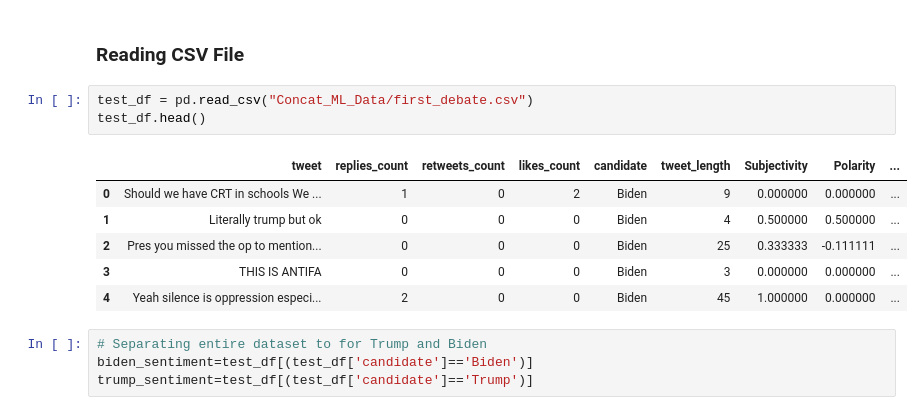
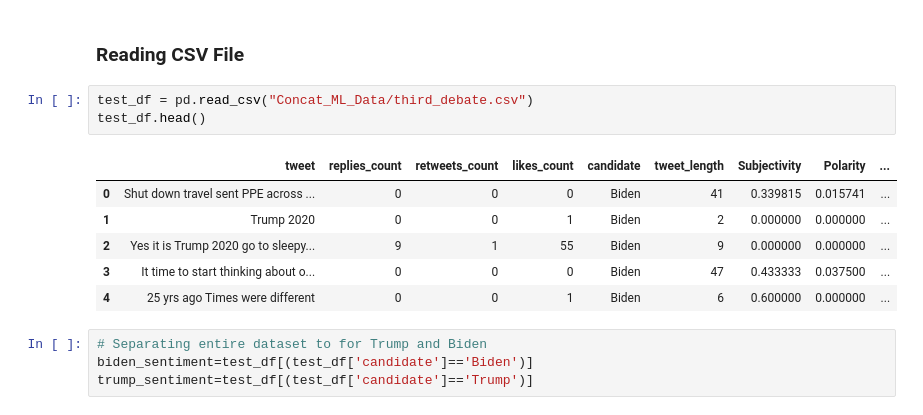
Before and after one commit to GR8505/US_Election_NLP, a Jupyter notebook: Emotion_Test.ipynb, the cells around one changed output. Cells and saved outputs as stored; diff of their text form.

```diff
--- a/Emotion_Test.ipynb
+++ b/Emotion_Test.ipynb
@@ -13,15 +13,15 @@ import matplotlib.pyplot as plt
 # %% [markdown]
 ### Reading CSV File
 # %%
-test_df = pd.read_csv("Concat_ML_Data/first_debate.csv")
+test_df = pd.read_csv("Concat_ML_Data/third_debate.csv")
 test_df.head()
 # %% [output]
 |  | tweet | replies_count | retweets_count | likes_count | candidate | tweet_length | Subjectivity | Polarity | ... |
-| 0 | Should we have CRT in schools We ... | 1 | 0 | 2 | Biden | 9 | 0.000000 | 0.000000 | ... |
-| 1 | Literally trump but ok | 0 | 0 | 0 | Biden | 4 | 0.500000 | 0.500000 | ... |
-| 2 | Pres you missed the op to mention... | 0 | 0 | 0 | Biden | 25 | 0.333333 | -0.111111 | ... |
-| 3 | THIS IS ANTIFA | 0 | 0 | 0 | Biden | 3 | 0.000000 | 0.000000 | ... |
-| 4 | Yeah silence is oppression especi... | 2 | 0 | 0 | Biden | 45 | 1.000000 | 0.000000 | ... |
+| 0 | Shut down travel sent PPE across ... | 0 | 0 | 0 | Biden | 41 | 0.339815 | 0.015741 | ... |
+| 1 | Trump 2020 | 0 | 0 | 1 | Biden | 2 | 0.000000 | 0.000000 | ... |
+| 2 | Yes it is Trump 2020 go to sleepy... | 9 | 1 | 55 | Biden | 9 | 0.000000 | 0.000000 | ... |
+| 3 | It time to start thinking about o... | 0 | 0 | 0 | Biden | 47 | 0.433333 | 0.037500 | ... |
+| 4 | 25 yrs ago Times were different | 0 | 0 | 1 | Biden | 6 | 0.600000 | 0.000000 | ... |
 # %%
 # Separating entire dataset to for Trump and Biden
 biden_sentiment=test_df[(test_df['candidate']=='Biden')]
```
Also changed, not shown: parts of 11 cells of this notebook, 13 other files.
